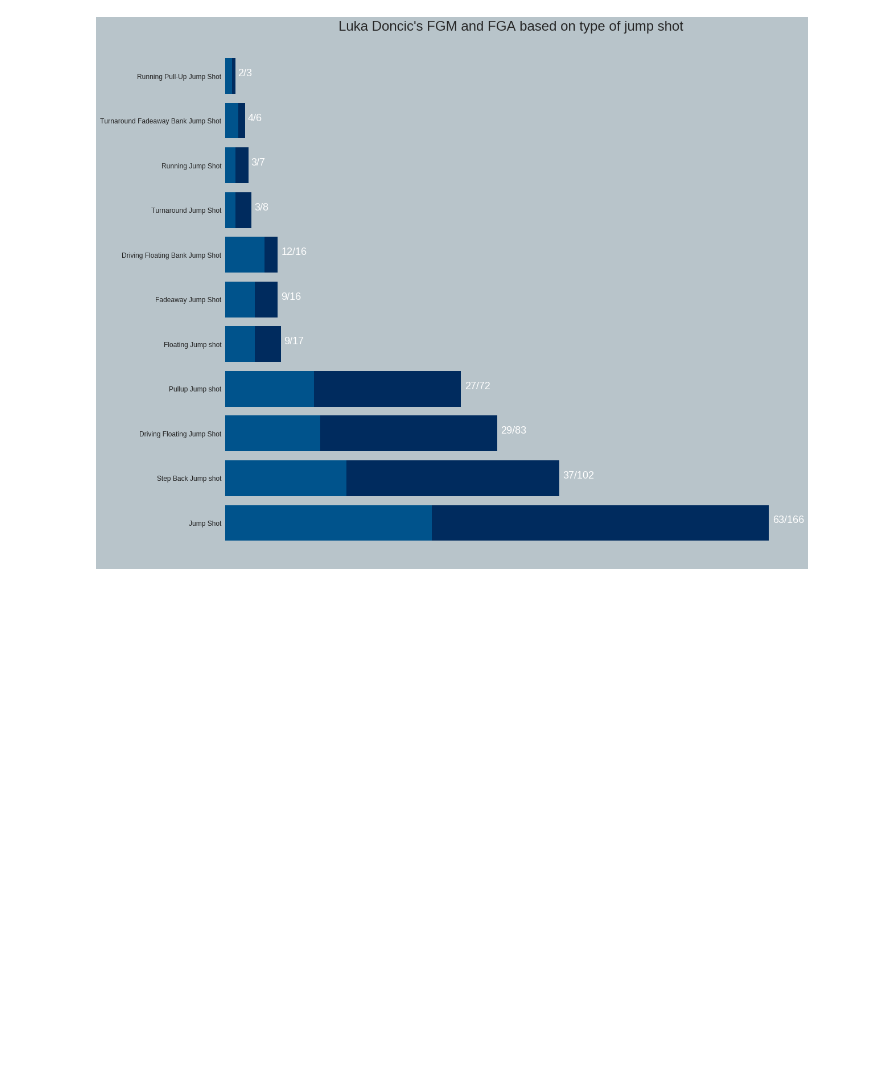
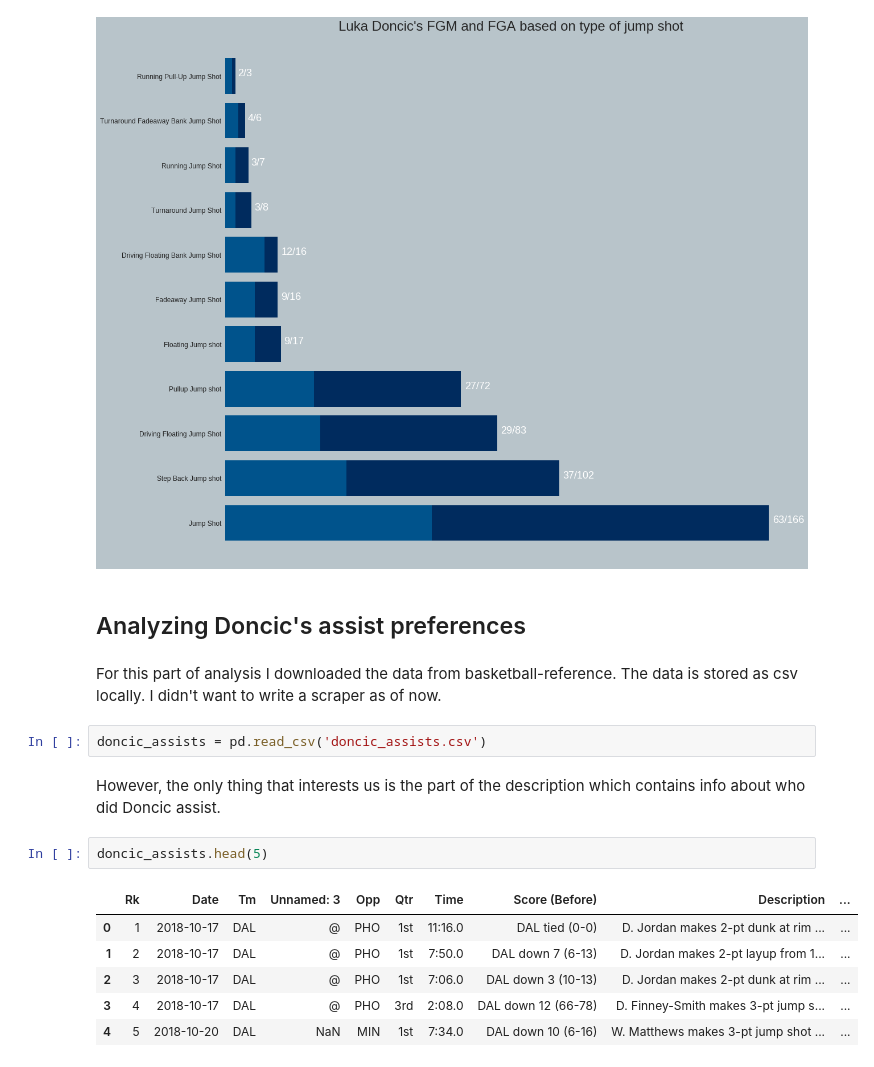
Before and after one commit to danchyy/Basketball_Analytics, a Jupyter notebook: Scripts/2018_19_season/doncic_analysis/doncic_analysis.ipynb, the cells around one changed output. Drawn from its saved outputs; the diff is of its cells as text; blank space fills up the shorter version.

```diff
--- a/Scripts/2018_19_season/doncic_analysis/doncic_analysis.ipynb
+++ b/Scripts/2018_19_season/doncic_analysis/doncic_analysis.ipynb
@@ -776,3 +776,21 @@ plot_data_barchart_types_h(
 )
 # %% [output]
 [figure]
+# %% [markdown]
+## Analyzing Doncic's assist preferences
+# %% [markdown]
+For this part of analysis I downloaded the data from basketball-reference. The data is stored as csv locally. I didn't want to write a scraper as of now.
+# %%
+doncic_assists = pd.read_csv('doncic_assists.csv')
+# %% [markdown]
+However, the only thing that interests us is the part of the description which contains info about who did Doncic
+assist.
+# %%
+doncic_assists.head(5)
+# %% [output]
+|  | Rk | Date | Tm | Unnamed: 3 | Opp | Qtr | Time | Score (Before) | Description | ... |
+| 0 | 1 | 2018-10-17 | DAL | @ | PHO | 1st | 11:16.0 | DAL tied (0-0) | D. Jordan makes 2-pt dunk at rim ... | ... |
+| 1 | 2 | 2018-10-17 | DAL | @ | PHO | 1st | 7:50.0 | DAL down 7 (6-13) | D. Jordan makes 2-pt layup from 1... | ... |
+| 2 | 3 | 2018-10-17 | DAL | @ | PHO | 1st | 7:06.0 | DAL down 3 (10-13) | D. Jordan makes 2-pt dunk at rim ... | ... |
+| 3 | 4 | 2018-10-17 | DAL | @ | PHO | 3rd | 2:08.0 | DAL down 12 (66-78) | D. Finney-Smith makes 3-pt jump s... | ... |
+| 4 | 5 | 2018-10-20 | DAL | NaN | MIN | 1st | 7:34.0 | DAL down 10 (6-16) | W. Matthews makes 3-pt jump shot ... | ... |
```
Also changed, not shown: parts of 3 cells of this notebook, 1 other file.
